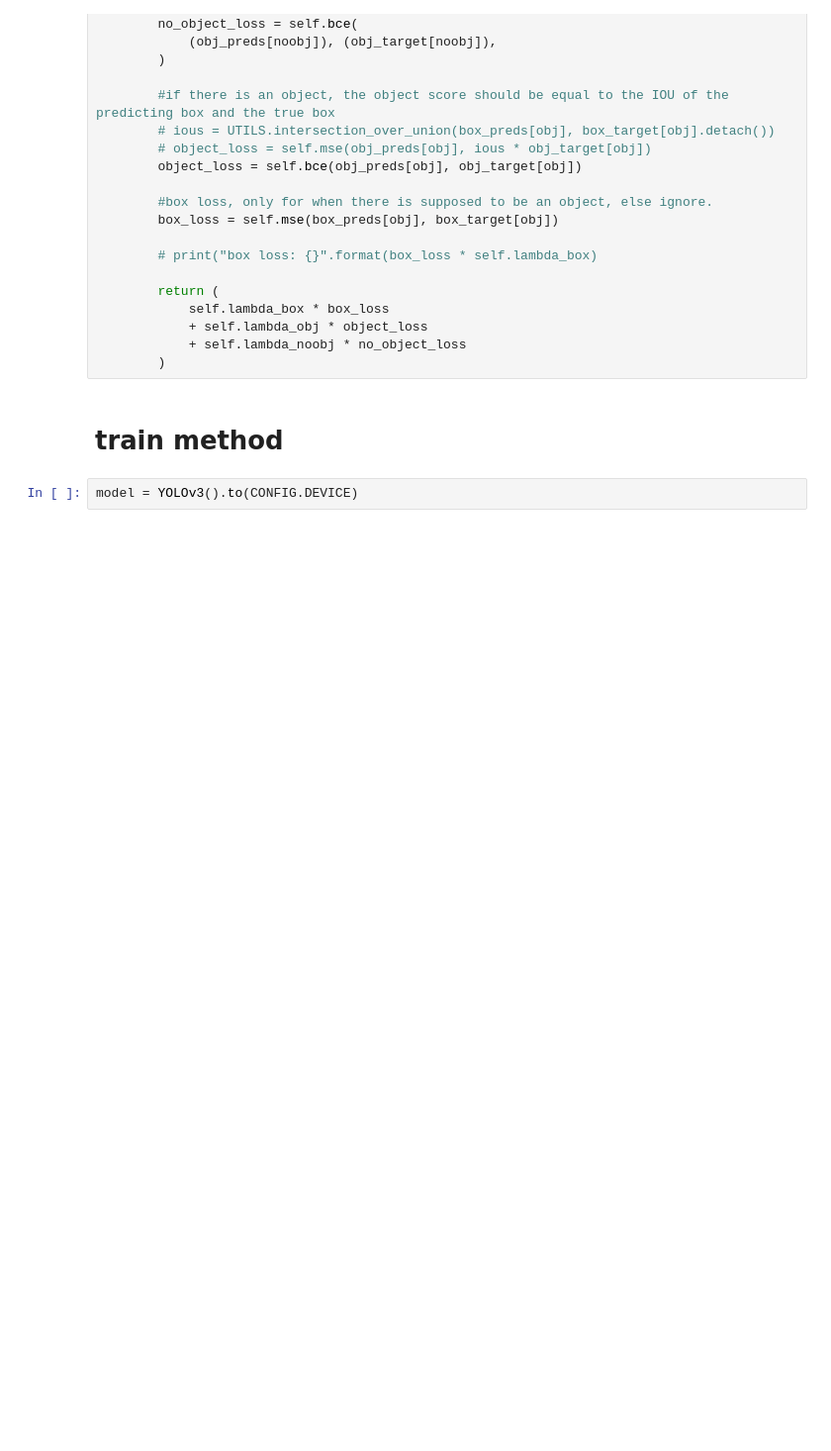
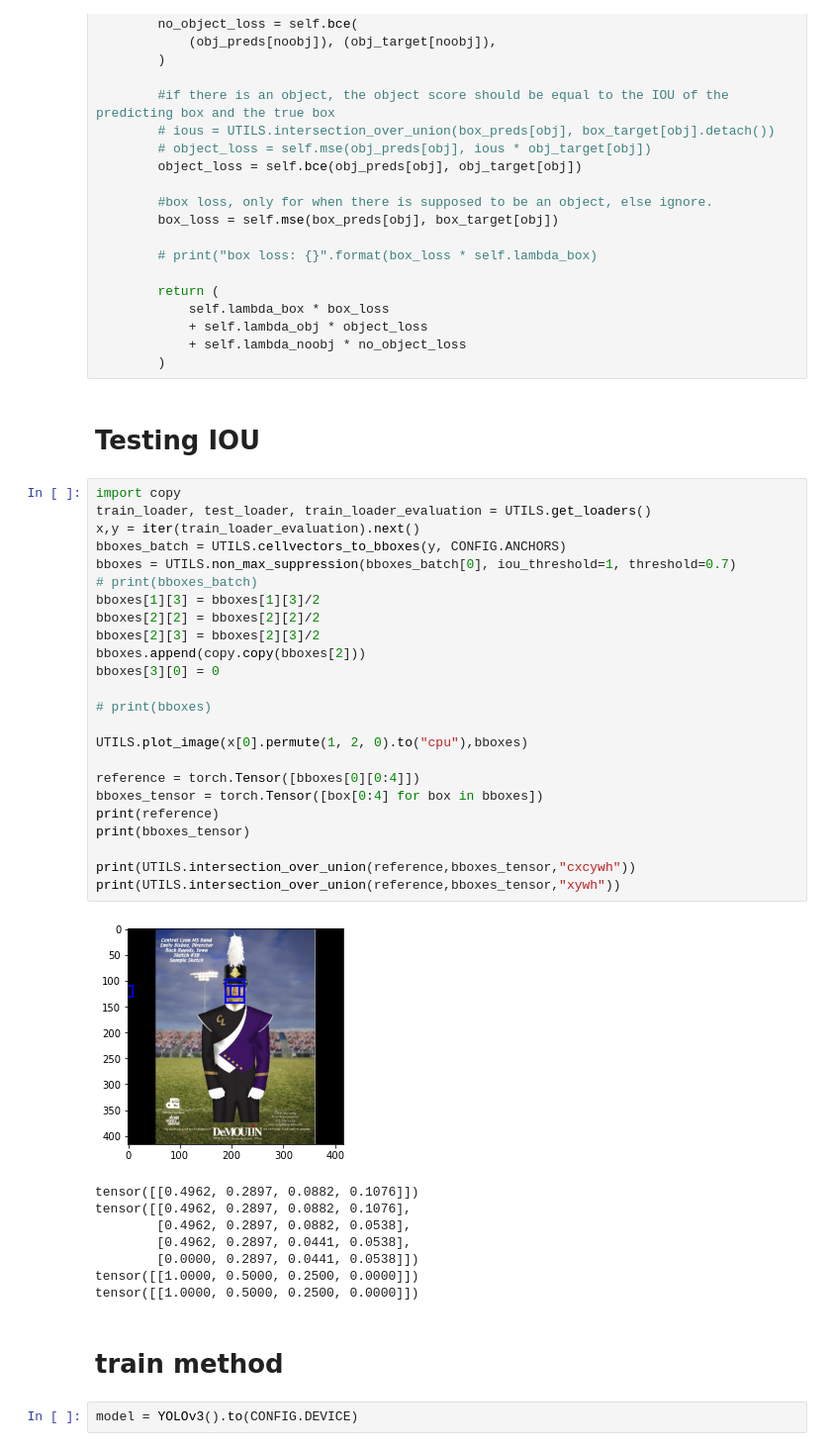
Before and after one commit to JRitmeester/ACVPR, a Jupyter notebook: YOLOv3.ipynb, the cells around one changed output. Shown: that part at 99% size. Drawn from its saved outputs; the diff is of its cells as text; blank space fills up the shorter version.

```diff
--- a/YOLOv3.ipynb
+++ b/YOLOv3.ipynb
@@ -1296,6 +1141,41 @@ class YoloLoss(nn.Module):
             + self.lambda_obj * object_loss
             + self.lambda_noobj * no_object_loss
         )
+# %% [markdown]
+# Testing IOU
+# %%
+import copy
+train_loader, test_loader, train_loader_evaluation = UTILS.get_loaders()
+x,y = iter(train_loader_evaluation).next()
+bboxes_batch = UTILS.cellvectors_to_bboxes(y, CONFIG.ANCHORS)
+bboxes = UTILS.non_max_suppression(bboxes_batch[0], iou_threshold=1, threshold=0.7)
+# print(bboxes_batch)
+bboxes[1][3] = bboxes[1][3]/2
+bboxes[2][2] = bboxes[2][2]/2
+bboxes[2][3] = bboxes[2][3]/2
+bboxes.append(copy.copy(bboxes[2]))
+bboxes[3][0] = 0
+
+# print(bboxes)
+
+UTILS.plot_image(x[0].permute(1, 2, 0).to("cpu"),bboxes)
+
+reference = torch.Tensor([bboxes[0][0:4]])
+bboxes_tensor = torch.Tensor([box[0:4] for box in bboxes])
+print(reference)
+print(bboxes_tensor)
+
+print(UTILS.intersection_over_union(reference,bboxes_tensor,"cxcywh"))
+print(UTILS.intersection_over_union(reference,bboxes_tensor,"xywh"))
+# %% [output]
+[figure, added]
+tensor([[0.4962, 0.2897, 0.0882, 0.1076]])
+tensor([[0.4962, 0.2897, 0.0882, 0.1076],
+        [0.4962, 0.2897, 0.0882, 0.0538],
+        [0.4962, 0.2897, 0.0441, 0.0538],
+        [0.0000, 0.2897, 0.0441, 0.0538]])
+tensor([[1.0000, 0.5000, 0.2500, 0.0000]])
+tensor([[1.0000, 0.5000, 0.2500, 0.0000]])
 # %% [markdown]
 # train method
 # %%
```
Also changed, not shown: parts of 3 cells of this notebook.
